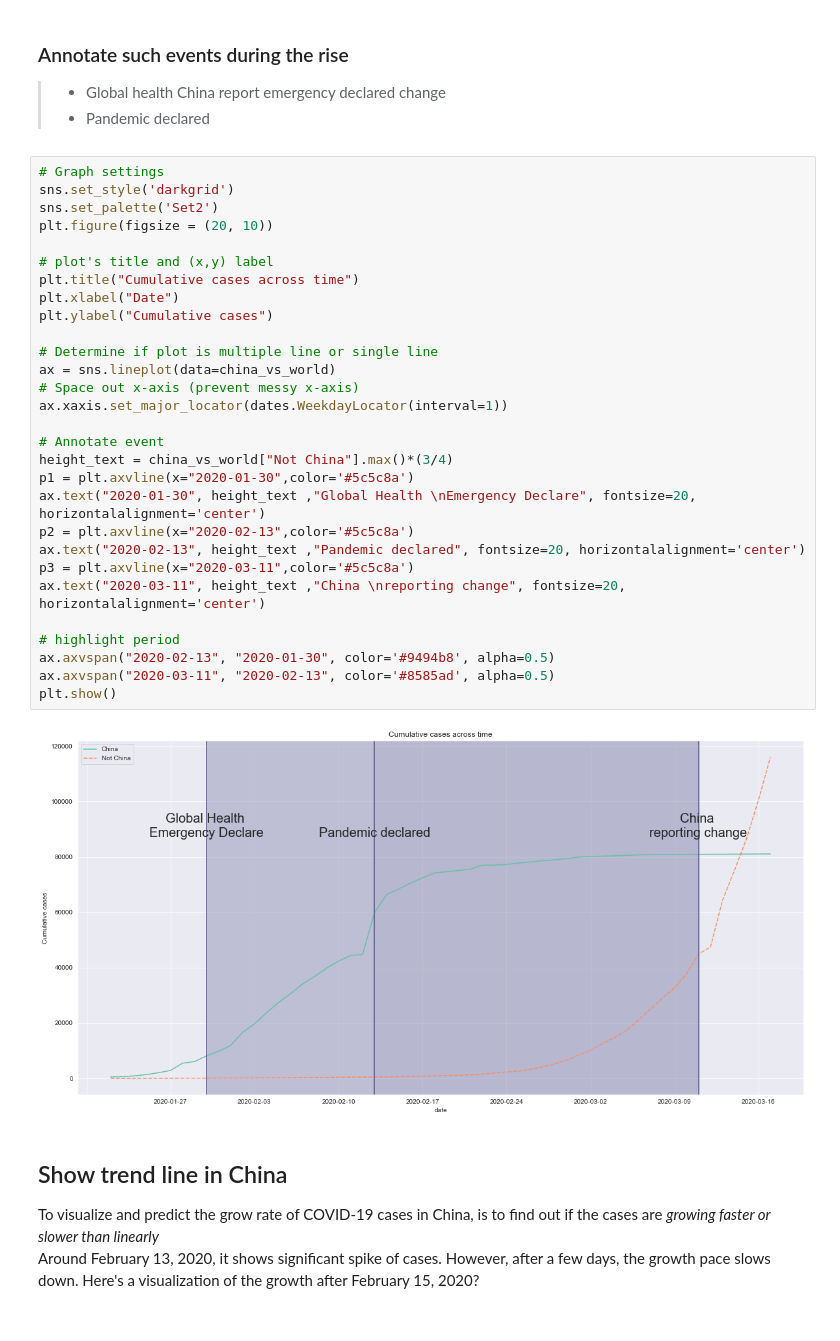
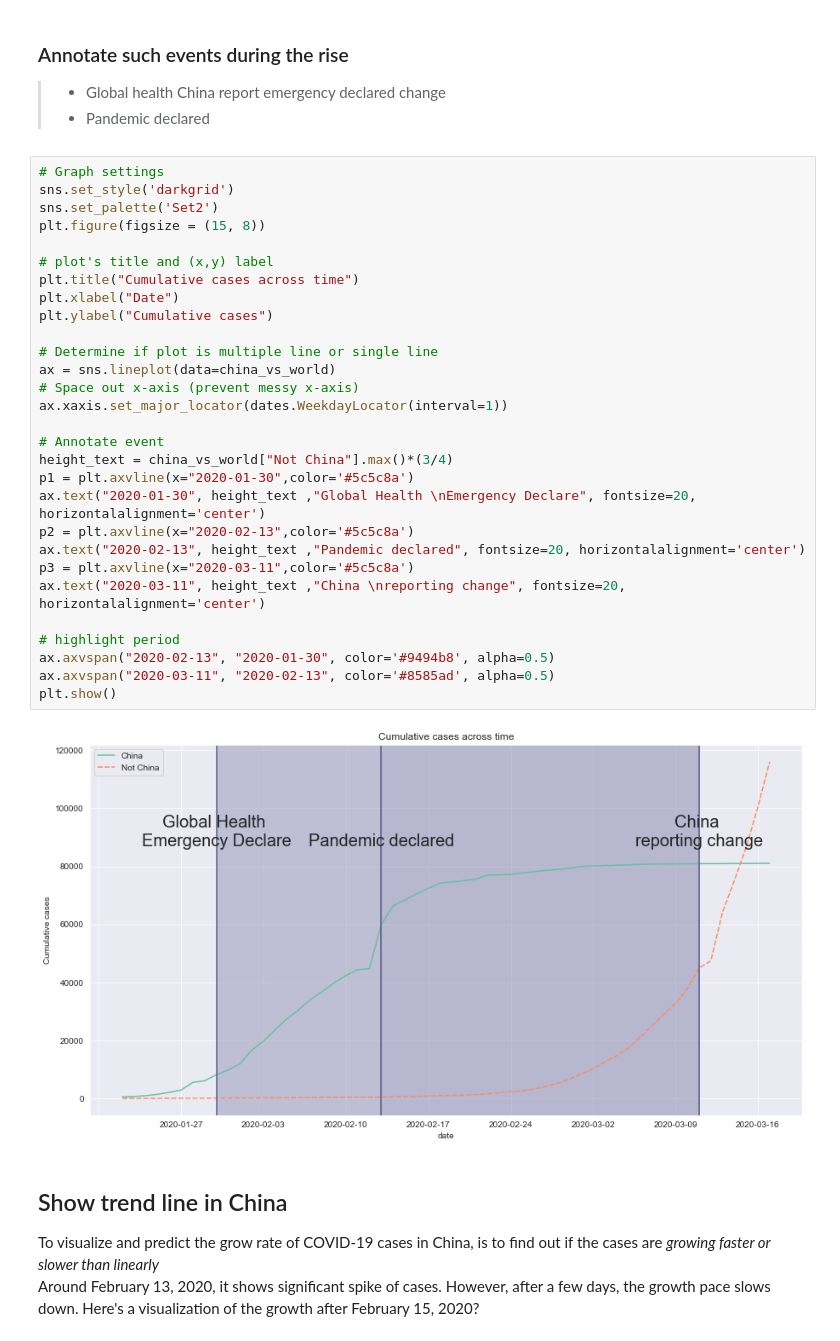
Before and after one commit to sushii2001/COVID-19_Visualization, a Jupyter notebook: covid-19_visualization.ipynb, the cells around one changed output. Saved outputs shown, nothing was run; the diff lists cells and outputs as text.

```diff
--- a/covid-19_visualization.ipynb
+++ b/covid-19_visualization.ipynb
@@ -134,34 +134,34 @@ line_plot(True, "Cumulative cases across time", china_vs_world, "Date", "Cumulat
 # %%
 # Graph settings
 sns.set_style('darkgrid')
 sns.set_palette('Set2')
-plt.figure(figsize = (20, 10))
+plt.figure(figsize = (15, 8))
 
 # plot's title and (x,y) label
 plt.title("Cumulative cases across time")
 plt.xlabel("Date")
 plt.ylabel("Cumulative cases")
 
 # Determine if plot is multiple line or single line
 ax = sns.lineplot(data=china_vs_world)
 # Space out x-axis (prevent messy x-axis)
 ax.xaxis.set_major_locator(dates.WeekdayLocator(interval=1))
 
 # Annotate event
 height_text = china_vs_world["Not China"].max()*(3/4)
 p1 = plt.axvline(x="2020-01-30",color='#5c5c8a')
 ax.text("2020-01-30", height_text ,"Global Health \nEmergency Declare", fontsize=20, horizontalalignment='center')
 p2 = plt.axvline(x="2020-02-13",color='#5c5c8a')
 ax.text("2020-02-13", height_text ,"Pandemic declared", fontsize=20, horizontalalignment='center')
 p3 = plt.axvline(x="2020-03-11",color='#5c5c8a')
 ax.text("2020-03-11", height_text ,"China \nreporting change", fontsize=20, horizontalalignment='center')
 
 # highlight period
 ax.axvspan("2020-02-13", "2020-01-30", color='#9494b8', alpha=0.5)
 ax.axvspan("2020-03-11", "2020-02-13", color='#8585ad', alpha=0.5)
 plt.show()
 # %% [output]
-[figure, old version]
+[figure, new version]
 # %% [markdown]
 ## Show trend line in China
 <p>
```
Also changed, not shown: parts of 13 cells of this notebook.
